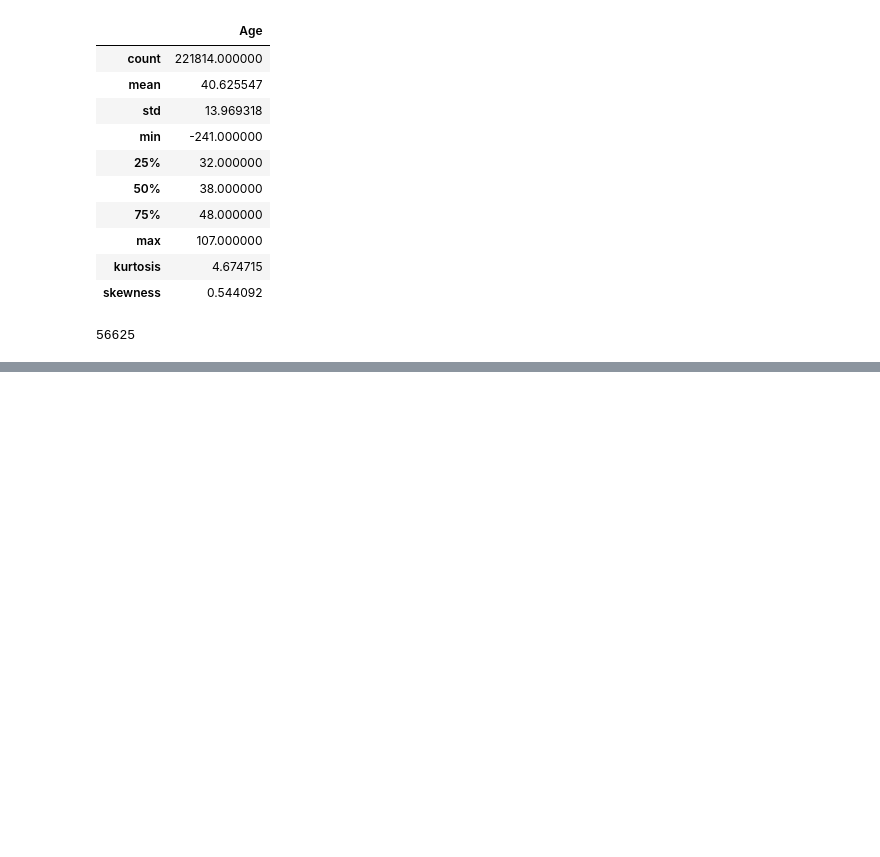
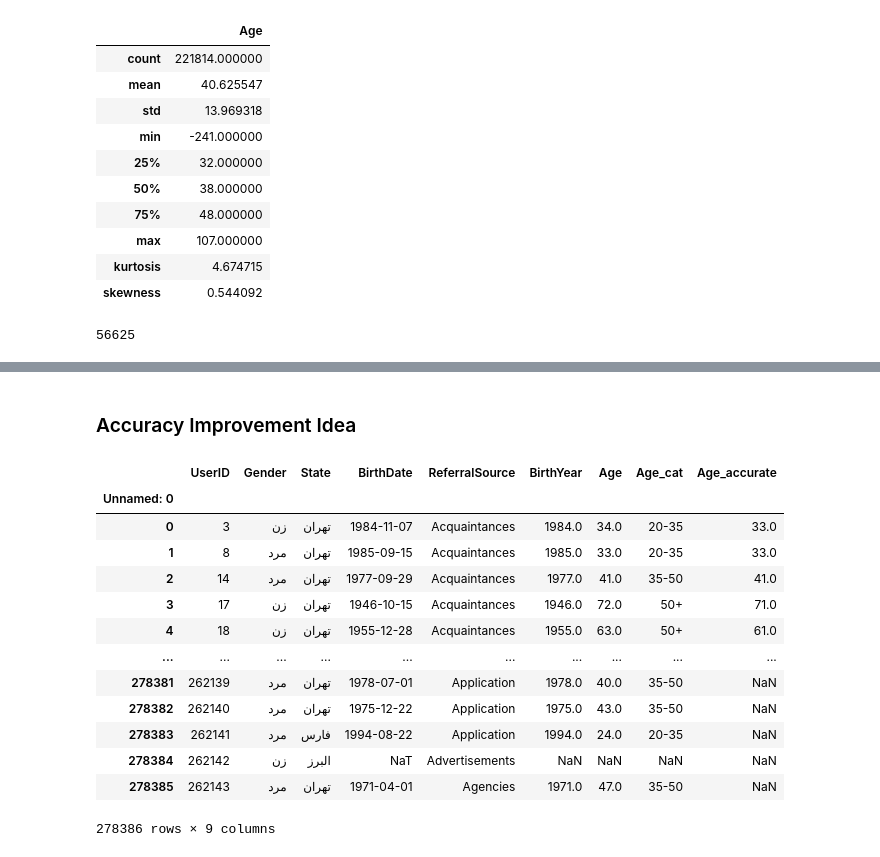
Before and after one commit to nobleyam/Customer-Behavioral-Segmentation-and-Profiling, a Jupyter notebook: final prap.ipynb, the cells around one changed output, grey strips where cells are left out. Cells and saved outputs as stored; diff of their text form; code cells hidden in the pictures; blank space fills up the shorter version.

Commit message:
accurate age calculated

```diff
--- a/final prap.ipynb
+++ b/final prap.ipynb
@@ -444,0 +489,23 @@ plt.show;
+# %% [markdown]
+### Accuracy Improvement Idea
+# %%
+agg_data['PaymentDate'] = pd.to_datetime(agg_data['PaymentDate'])
+last_payment_date = agg_data.groupby('UserID')['PaymentDate'].max().reset_index()
+last_payment_date_year = last_payment_date['PaymentDate'].dt.year
+df_ben4['Age_accurate'] = last_payment_date_year - df_ben4['BirthYear']
+df_ben4
+# %% [output]
+|  | UserID | Gender | State | BirthDate | ReferralSource | BirthYear | Age | Age_cat | Age_accurate |
+| Unnamed: 0 |  |  |  |  |  |  |  |  |  |
+| 0 | 3 | زن | تهران | 1984-11-07 | Acquaintances | 1984.0 | 34.0 | 20-35 | 33.0 |
+| 1 | 8 | مرد | تهران | 1985-09-15 | Acquaintances | 1985.0 | 33.0 | 20-35 | 33.0 |
+| 2 | 14 | مرد | تهران | 1977-09-29 | Acquaintances | 1977.0 | 41.0 | 35-50 | 41.0 |
+| 3 | 17 | زن | تهران | 1946-10-15 | Acquaintances | 1946.0 | 72.0 | 50+ | 71.0 |
+| 4 | 18 | زن | تهران | 1955-12-28 | Acquaintances | 1955.0 | 63.0 | 50+ | 61.0 |
+| ... | ... | ... | ... | ... | ... | ... | ... | ... | ... |
+| 278381 | 262139 | مرد | تهران | 1978-07-01 | Application | 1978.0 | 40.0 | 35-50 | NaN |
+| 278382 | 262140 | مرد | تهران | 1975-12-22 | Application | 1975.0 | 43.0 | 35-50 | NaN |
+| 278383 | 262141 | مرد | فارس | 1994-08-22 | Application | 1994.0 | 24.0 | 20-35 | NaN |
+| 278384 | 262142 | زن | البرز | NaT | Advertisements | NaN | NaN | NaN | NaN |
+| 278385 | 262143 | مرد | تهران | 1971-04-01 | Agencies | 1971.0 | 47.0 | 35-50 | NaN |
+278386 rows × 9 columns
```
Also changed, not shown: parts of 4 cells of this notebook.
